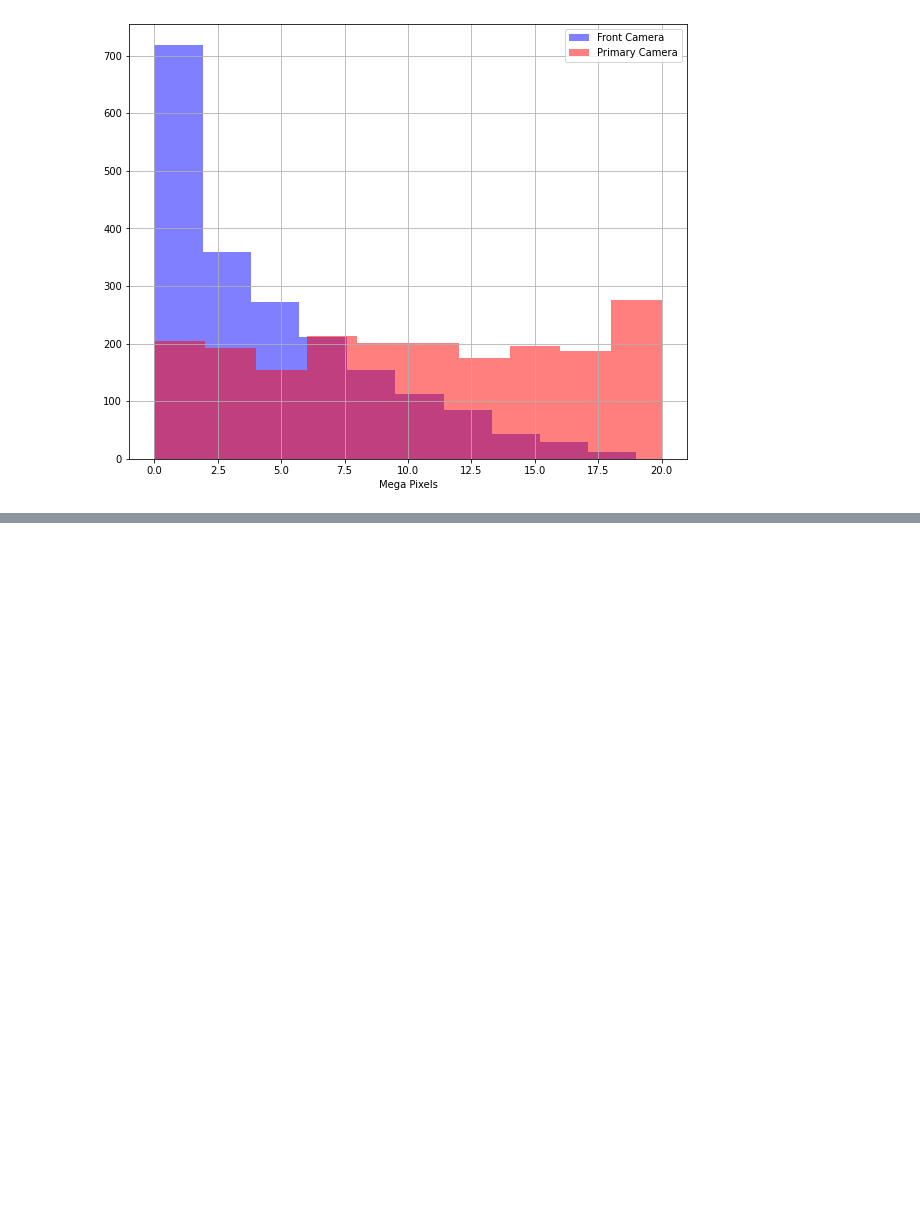
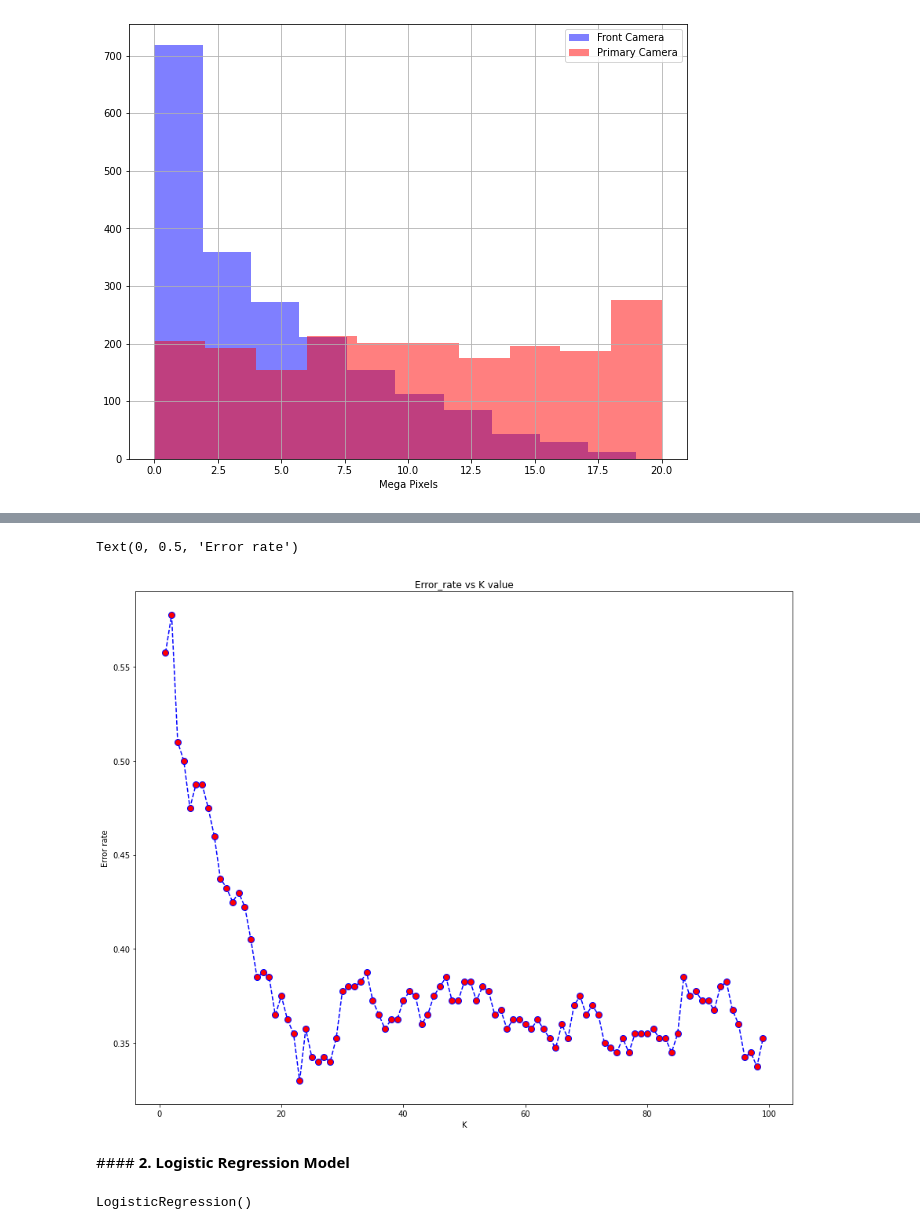
Before and after one commit to ShreedarshM/Mobile-Price-Range-Prediction, a Jupyter notebook: Mobile_Price_Range_Prediction.ipynb, the cells around one changed output, grey strips where cells are left out. Saved outputs shown, nothing was run; the diff lists cells and outputs as text; code cells hidden in the pictures; blank space fills up the shorter version.

```diff
--- a/Mobile_Price_Range_Prediction.ipynb
+++ b/Mobile_Price_Range_Prediction.ipynb
@@ -228,0 +259,6 @@ Text(0.5, 0, 'Mega Pixels')
+# %%
+X_train, X_test, y_train, y_test = train_test_split(X,y, test_size = 0.2, random_state = 0)
+print(X_train.shape)
+print(X_test.shape)
+print(y_train.shape)
+print(y_test.shape)
@@ -228,0 +272,4 @@ Text(0.5, 0, 'Mega Pixels')
+# %%
+scaler = StandardScaler()
+X_train = scaler.fit_transform(X_train)
+X_test = scaler.fit_transform(X_test)
@@ -228,0 +280,4 @@ Text(0.5, 0, 'Mega Pixels')
+# %%
+from sklearn.neighbors import KNeighborsClassifier
+knn = KNeighborsClassifier(n_neighbors=10)
+knn.fit(X_train,y_train)
@@ -228,0 +290,7 @@ Text(0.5, 0, 'Mega Pixels')
+# %%
+error_rate = []
+for i in range(1,100):
+  knn = KNeighborsClassifier(n_neighbors = i)
+  knn.fit(X_train,y_train)
+  pred = knn.predict(X_test)
+  error_rate.append(np.mean(pred != y_test))
@@ -228,0 +317,17 @@ Text(0.5, 0, 'Mega Pixels')
+# %%
+plt.figure(figsize=(15,12))
+plt.plot(range(1,100), error_rate, color='blue', linestyle = 'dashed', marker ='o', markerfacecolor = 'red', markersize =8)
+plt.title('Error_rate vs K value')
+plt.xlabel('K')
+plt.ylabel('Error rate')
+# %% [output]
+Text(0, 0.5, 'Error rate')
+[figure, added]
+# %% [markdown]
+####<b> 2. Logistic Regression Model
+# %%
+from sklearn.linear_model import LogisticRegression
+logmodel = LogisticRegression()
+logmodel.fit(X_train, y_train)
+# %% [output]
+LogisticRegression()
```
Also changed, not shown: parts of 19 cells of this notebook.
